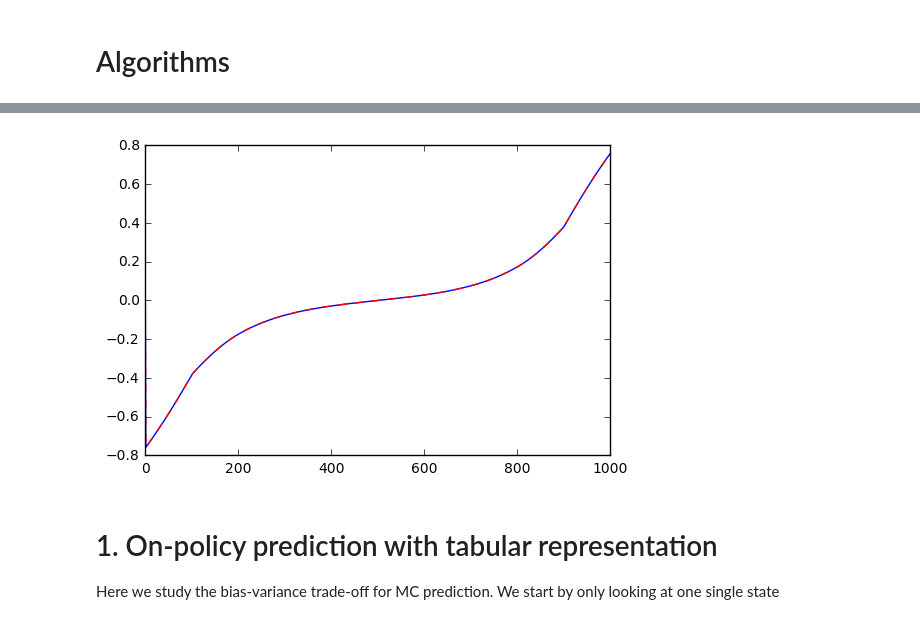
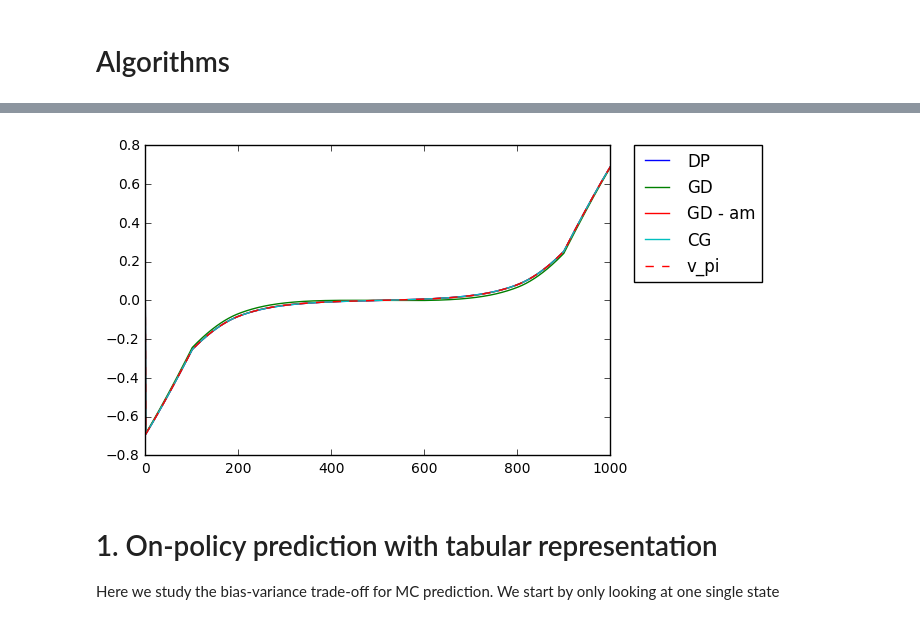
Before and after one commit to mtanneau/ReinforcementLearningClass, a Jupyter notebook: Mar24/Presentation_Mar24_MTanneau.ipynb, the cells around one changed output, grey strips where cells are left out. Cells and saved outputs as stored; diff of their text form; code cells hidden in the pictures.

```diff
--- a/Mar24/Presentation_Mar24_MTanneau.ipynb
+++ b/Mar24/Presentation_Mar24_MTanneau.ipynb
@@ -446,10 +527,14 @@ plt.show()
-# %%
-plt.plot(theta_DP[:,nIter_max],'b')
-#plt.plot((1.0/(1.0-gamma))*r_pi,'g')
-plt.plot(v_pi,'r--')
-plt.show()
-# %% [output]
-[figure, removed]
+# %%
+plt.plot(v_DP,label='DP')
+plt.plot(v_GD,label='GD')
+plt.plot(v_GD_am,label='GD - am')
+plt.plot(v_CG,label='CG')
+plt.plot(v_pi,'r--',label='v_pi')
+
+plt.legend(bbox_to_anchor=(1.05, 1), loc=2, borderaxespad=0.)
+plt.show()
+# %% [output]
+[figure, added]
 # %% [markdown]
 # 1. On-policy prediction with tabular representation
 
```
Also changed, not shown: parts of 16 cells of this notebook.
